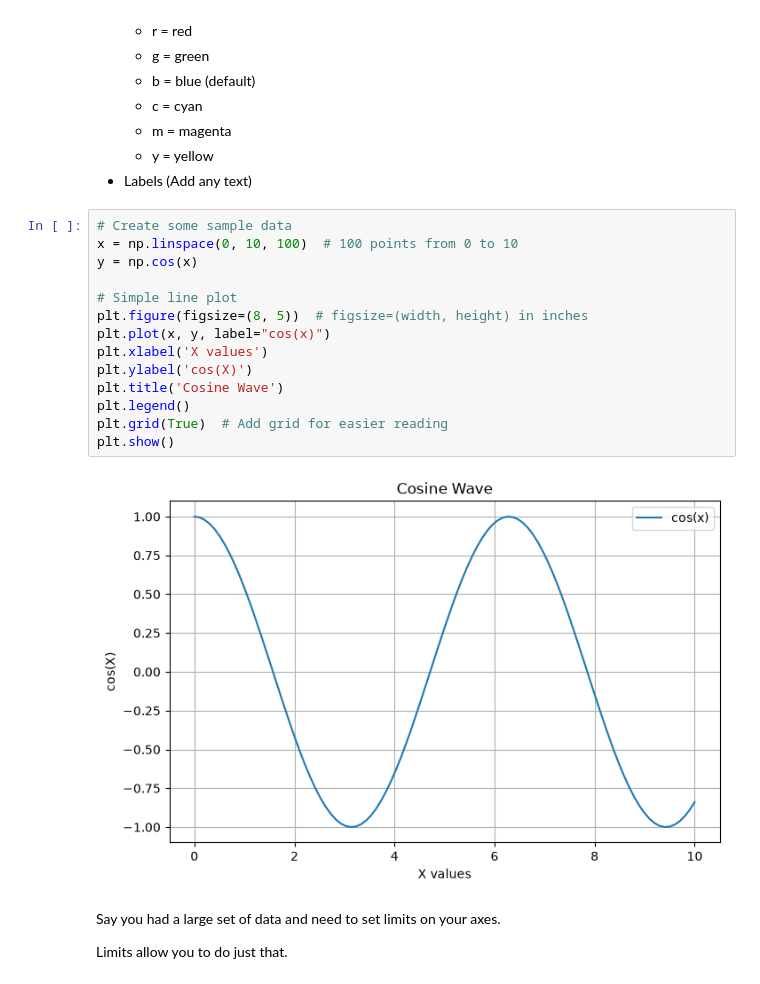
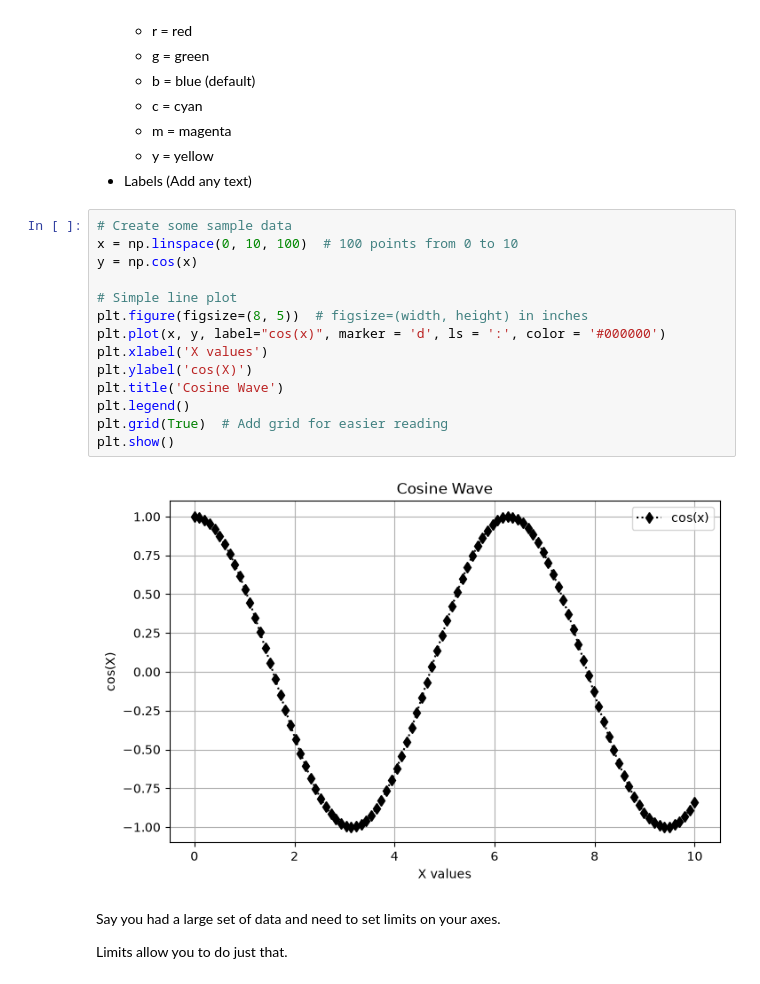
Before and after one commit to cloveday098/NGP_hands_on_lessons, a Jupyter notebook: intro_to_python_plotting/intro_to_python_plotting.ipynb, the cells around one changed output. Saved outputs shown, nothing was run; the diff lists cells and outputs as text.

Commit message:
Final Tweaks to Plotting Notebook

```diff
--- a/intro_to_python_plotting/intro_to_python_plotting.ipynb
+++ b/intro_to_python_plotting/intro_to_python_plotting.ipynb
@@ -134,19 +170,19 @@ Various aesthetic options are available; I listed some popular ones below.
 # %%
 # Create some sample data
 x = np.linspace(0, 10, 100)  # 100 points from 0 to 10
 y = np.cos(x)
 
 # Simple line plot
 plt.figure(figsize=(8, 5))  # figsize=(width, height) in inches
-plt.plot(x, y, label="cos(x)")
+plt.plot(x, y, label="cos(x)", marker = 'd', ls = ':', color = '#000000')
 plt.xlabel('X values')
 plt.ylabel('cos(X)')
 plt.title('Cosine Wave')
 plt.legend()
 plt.grid(True)  # Add grid for easier reading
 plt.show()
 # %% [output]
-[figure, old version]
+[figure, new version]
 # %% [markdown]
 Say you had a large set of data and need to set limits on your axes.
 
```
Also changed, not shown: parts of 10 cells of this notebook.
